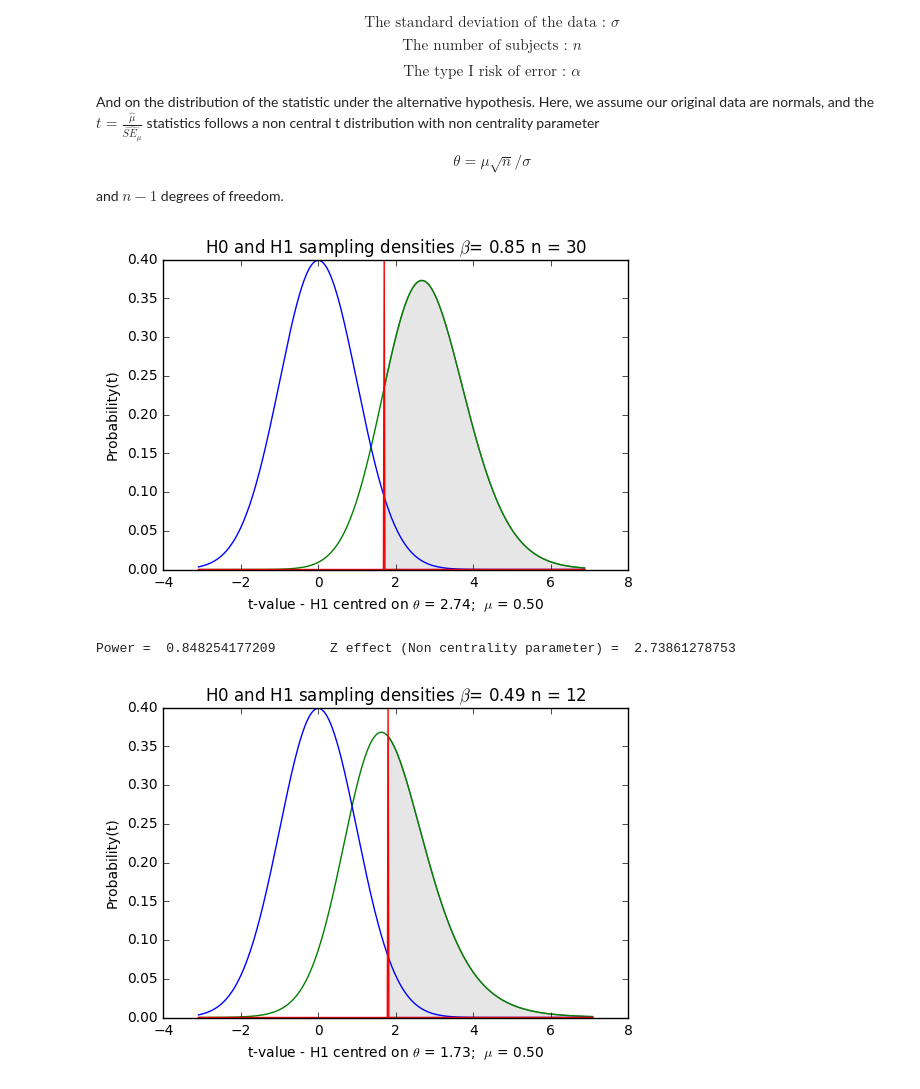
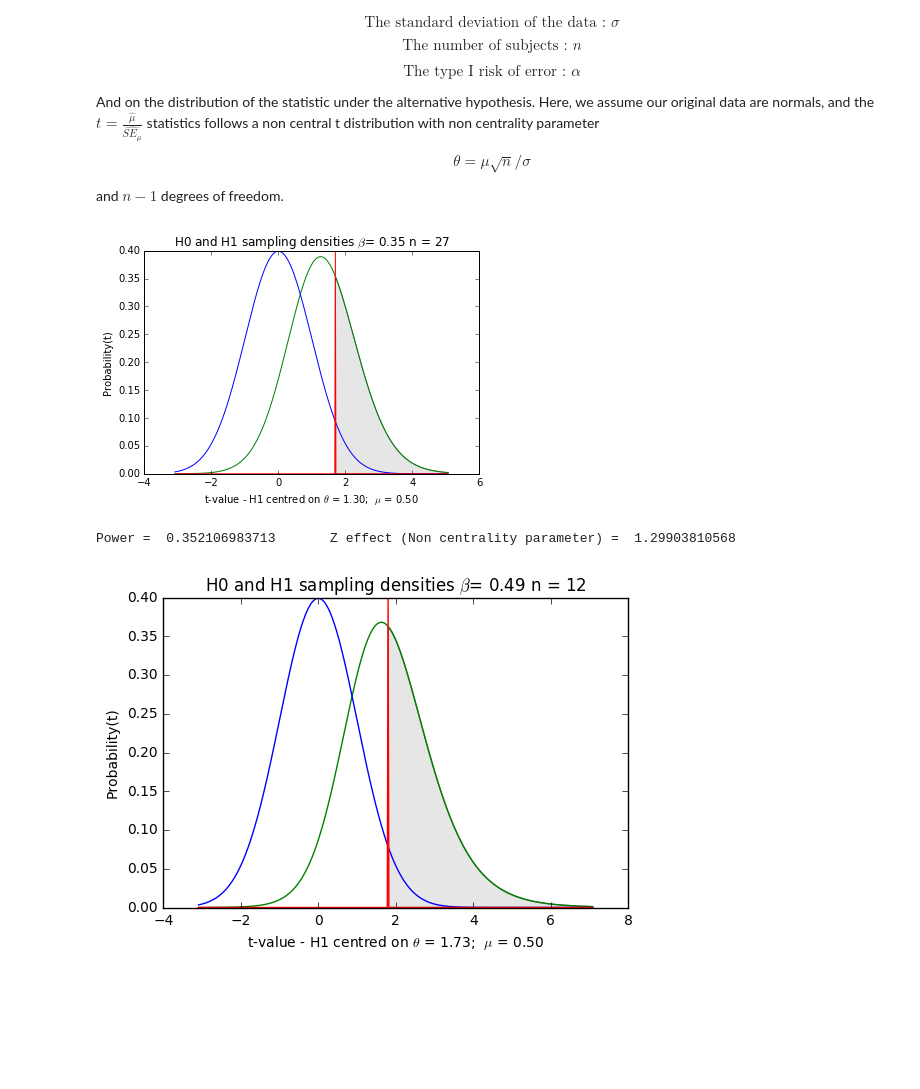
Before and after one commit to yukaizou2015/module-stats, a Jupyter notebook: notebooks/Power-basics.ipynb, the cells around one changed output. Drawn from its saved outputs; the diff is of its cells as text; code cells hidden in the pictures; blank space fills up the shorter version.

```diff
--- a/notebooks/Power-basics.ipynb
+++ b/notebooks/Power-basics.ipynb
@@ -200,14 +200,14 @@ def stat_power(n=16, mu=1., sigma=1., alpha=0.05, plot=False, xlen=500):
 
     return spow
 # %%
-n = 30
+n = 27
 mu = .5
-sigma = 1.
+sigma = 2.
 pwr = stat_power(n, mu, sigma, plot=True, alpha=0.05, xlen=500)
 print ("Power = ", pwr, "      Z effect (Non centrality parameter) = ", mu*np.sqrt(n)/sigma)
 # %% [output]
-[figure, old version]
+[figure, new version]
-Power =  0.848254177209       Z effect (Non centrality parameter) =  2.73861278753
+Power =  0.352106983713       Z effect (Non centrality parameter) =  1.29903810568
 # %%
 n = 12
 mu = .5
```
Also changed, not shown: 2 other files.
